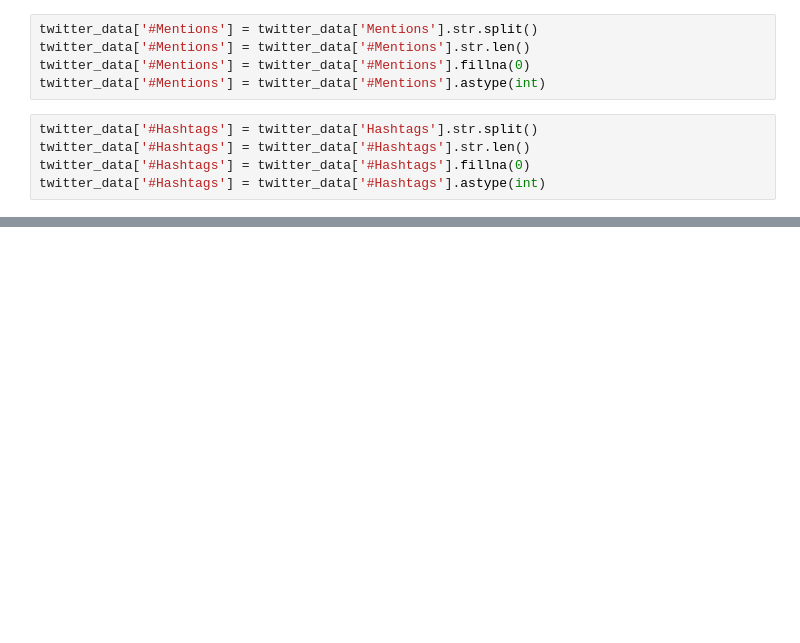
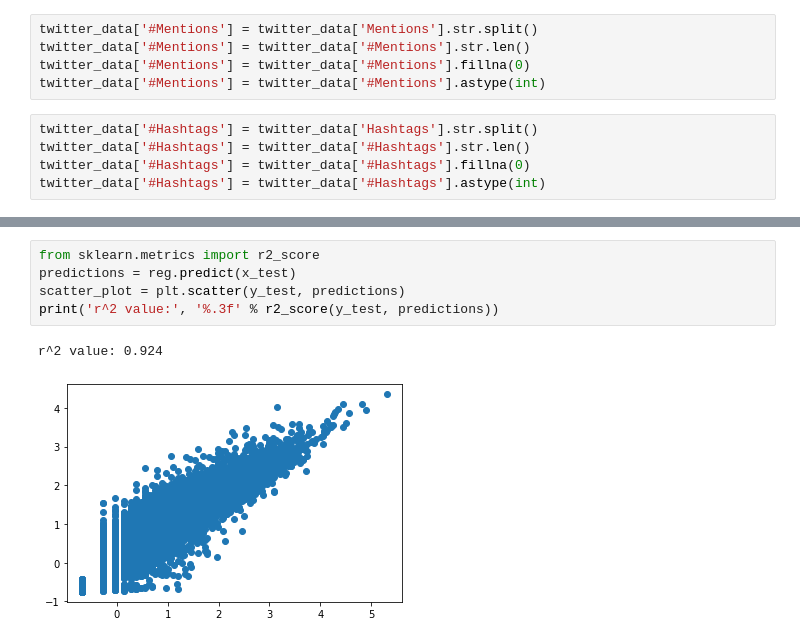
Before and after one commit to ehager77/intro_to_ai, a Jupyter notebook: hw_2/intro_to_ai_hw2_ehager.ipynb, the cells around one changed output, grey strips where cells are left out. Cells and saved outputs as stored; diff of their text form; blank space fills up the shorter version.

```diff
--- a/hw_2/intro_to_ai_hw2_ehager.ipynb
+++ b/hw_2/intro_to_ai_hw2_ehager.ipynb
@@ -140,0 +159,8 @@ model.score(x_test, y_test)
+# %%
+from sklearn.metrics import r2_score
+predictions = reg.predict(x_test)
+scatter_plot = plt.scatter(y_test, predictions)
+print('r^2 value:', '%.3f' % r2_score(y_test, predictions))
+# %% [output]
+r^2 value: 0.924
+[figure, added]
```
Also changed, not shown: parts of 27 cells of this notebook.
